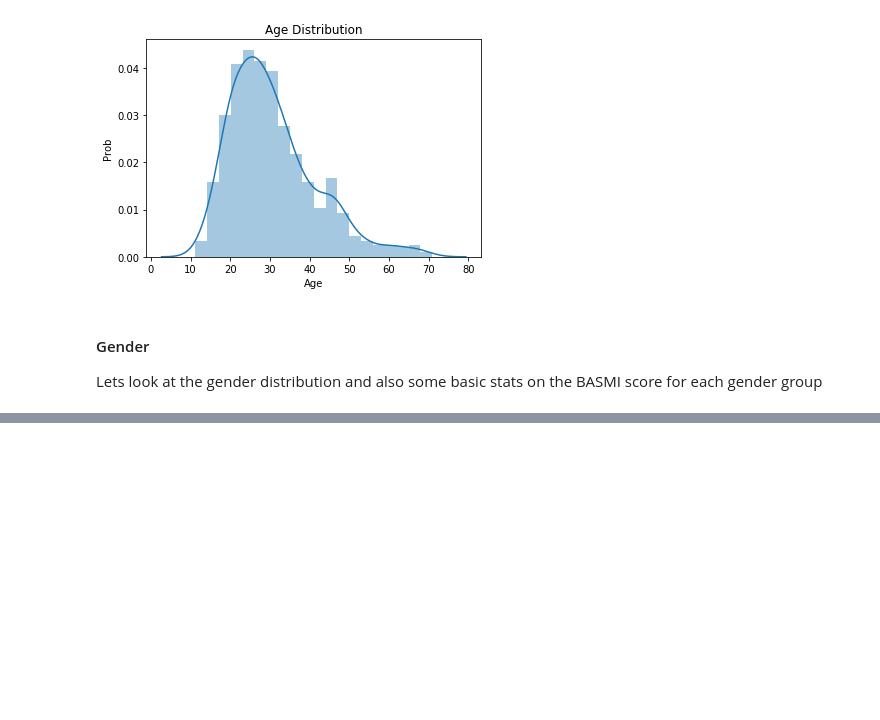
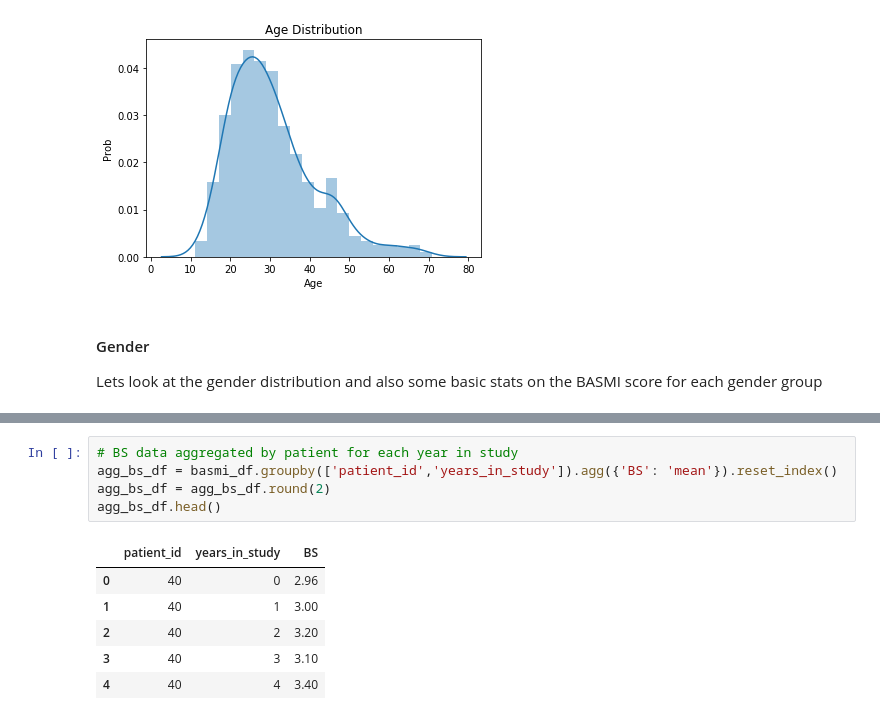
Before and after one commit to Rendiere/as-analysis, a Jupyter notebook: visual-analysis.ipynb, the cells around one changed output, grey strips where cells are left out. Drawn from its saved outputs; the diff is of its cells as text; blank space fills up the shorter version.

```diff
--- a/visual-analysis.ipynb
+++ b/visual-analysis.ipynb
@@ -147,0 +160,12 @@ max      8.000000
+# %%
+# BS data aggregated by patient for each year in study
+agg_bs_df = basmi_df.groupby(['patient_id','years_in_study']).agg({'BS': 'mean'}).reset_index()
+agg_bs_df = agg_bs_df.round(2)
+agg_bs_df.head()
+# %% [output]
+|  | patient_id | years_in_study | BS |
+| 0 | 40 | 0 | 2.96 |
+| 1 | 40 | 1 | 3.00 |
+| 2 | 40 | 2 | 3.20 |
+| 3 | 40 | 3 | 3.10 |
+| 4 | 40 | 4 | 3.40 |
```
Also changed, not shown: parts of 18 cells of this notebook, 4 other files.
